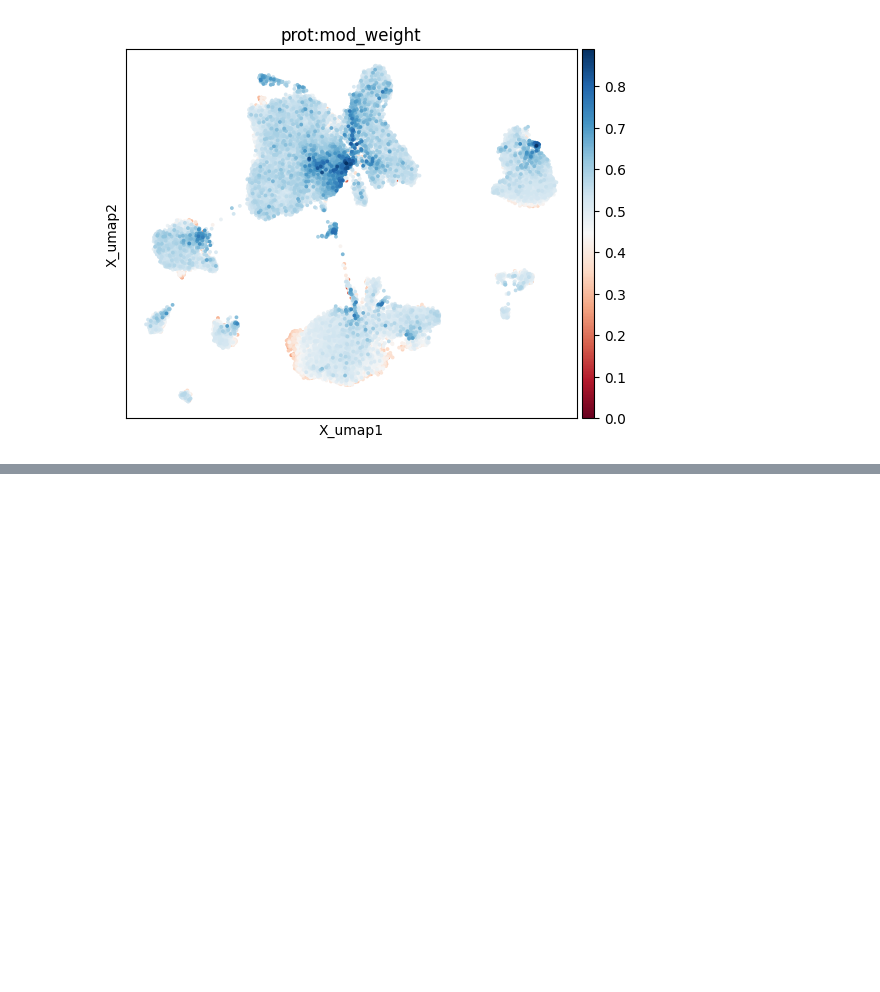
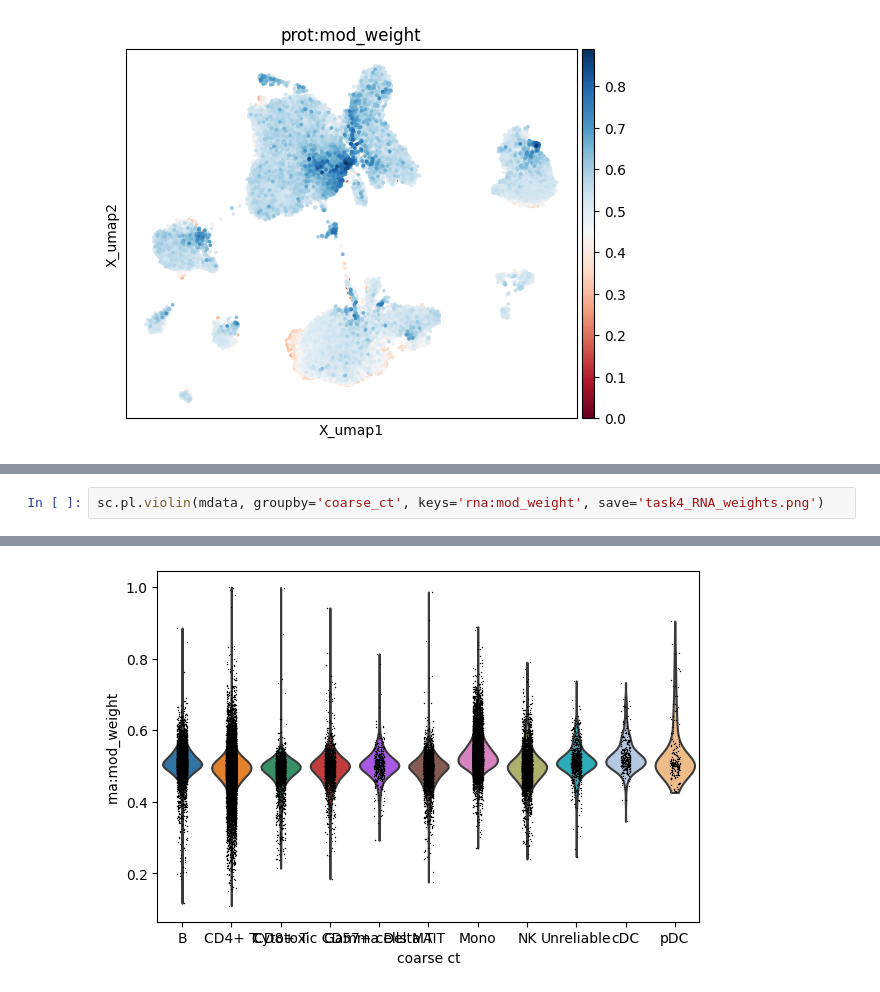
Before and after one commit to mincheoly/sicca_hackathon_2023, a Jupyter notebook: Task 4 - muon WNN.ipynb, the cells around one changed output, grey strips where cells are left out. Saved outputs shown, nothing was run; the diff lists cells and outputs as text; blank space fills up the shorter version.

```diff
--- a/Task 4 - muon WNN.ipynb
+++ b/Task 4 - muon WNN.ipynb
@@ -48,0 +66,3 @@ WARNING: saving figure to file figures/X_umaptask4_ADT_weights.png
+# %%
+sc.pl.violin(mdata, groupby='coarse_ct', keys='rna:mod_weight', save='task4_RNA_weights.png')
+# %% [output]
@@ -48,0 +70 @@ WARNING: saving figure to file figures/X_umaptask4_ADT_weights.png
+[figure, added]
```
Also changed, not shown: parts of 10 cells of this notebook, 1 other file.
